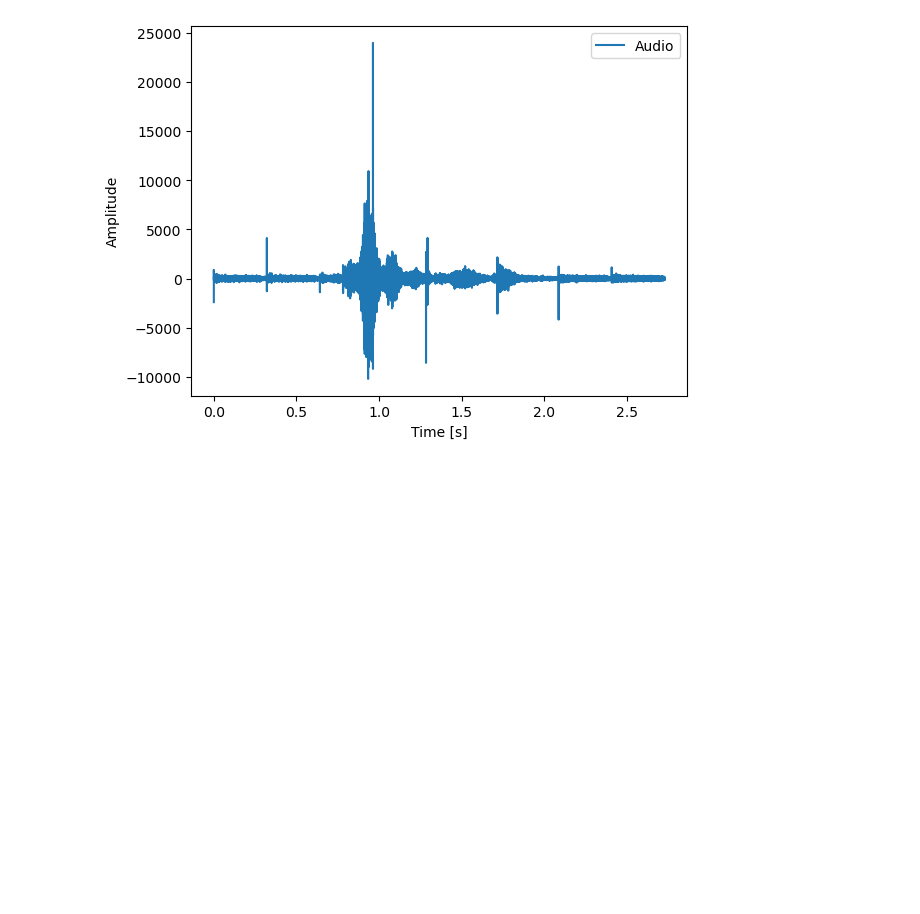
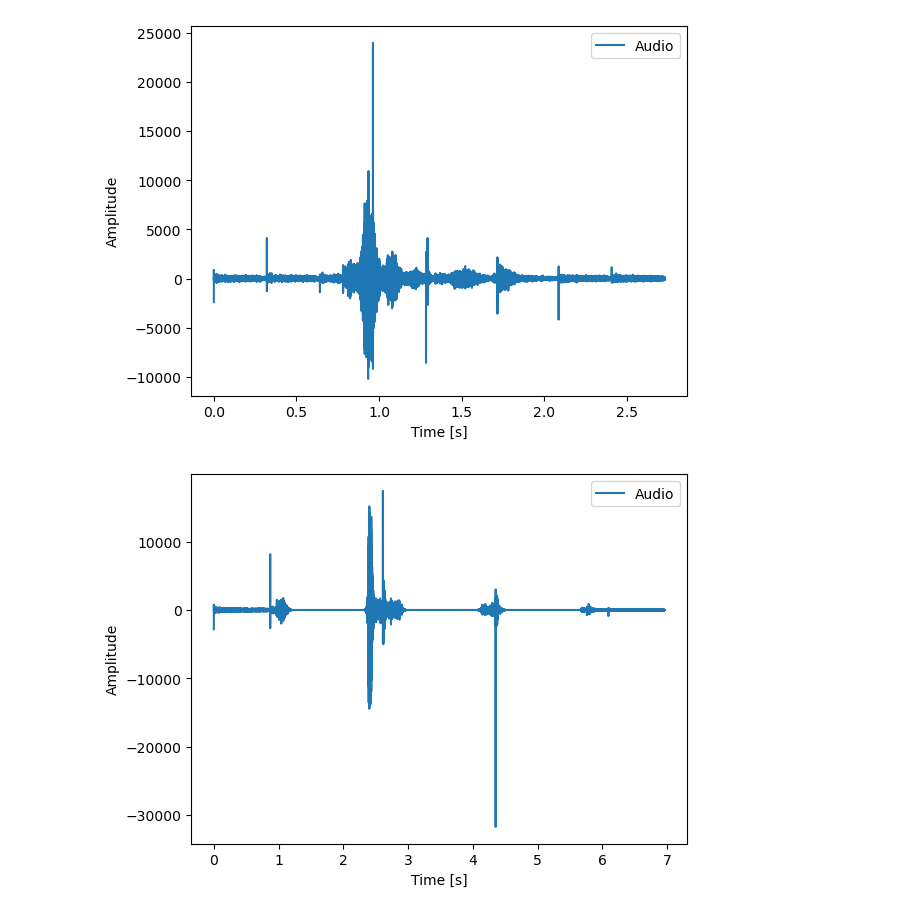
Before and after one commit to Iphled/Affective_Speech_Synthesis, a Jupyter notebook: Project/Test_emotion_encoding.ipynb, the cells around one changed output. Drawn from its saved outputs; the diff is of its cells as text; code cells hidden in the pictures; blank space fills up the shorter version.

```diff
--- a/Project/Test_emotion_encoding.ipynb
+++ b/Project/Test_emotion_encoding.ipynb
@@ -115,3 +115,19 @@ plt.ylabel("Amplitude")
 plt.show()
 # %% [output]
 [figure]
+# %%
+plt.show()
+rate, data = read("data/1002_IEO_NEU_XX_anger.wav")
+length = data.shape[0] / rate
+#plotting the audio time and amplitude
+time = np.linspace(0., length, data.shape[0])
+values = list()
+for i in range(data.shape[0]):
+        values.append(data[i])
+plt.plot(time, values, label="Audio")
+plt.legend()
+plt.xlabel("Time [s]")
+plt.ylabel("Amplitude")
+plt.show()
+# %% [output]
+[figure, added]
```
Also changed, not shown: 3 other files.
